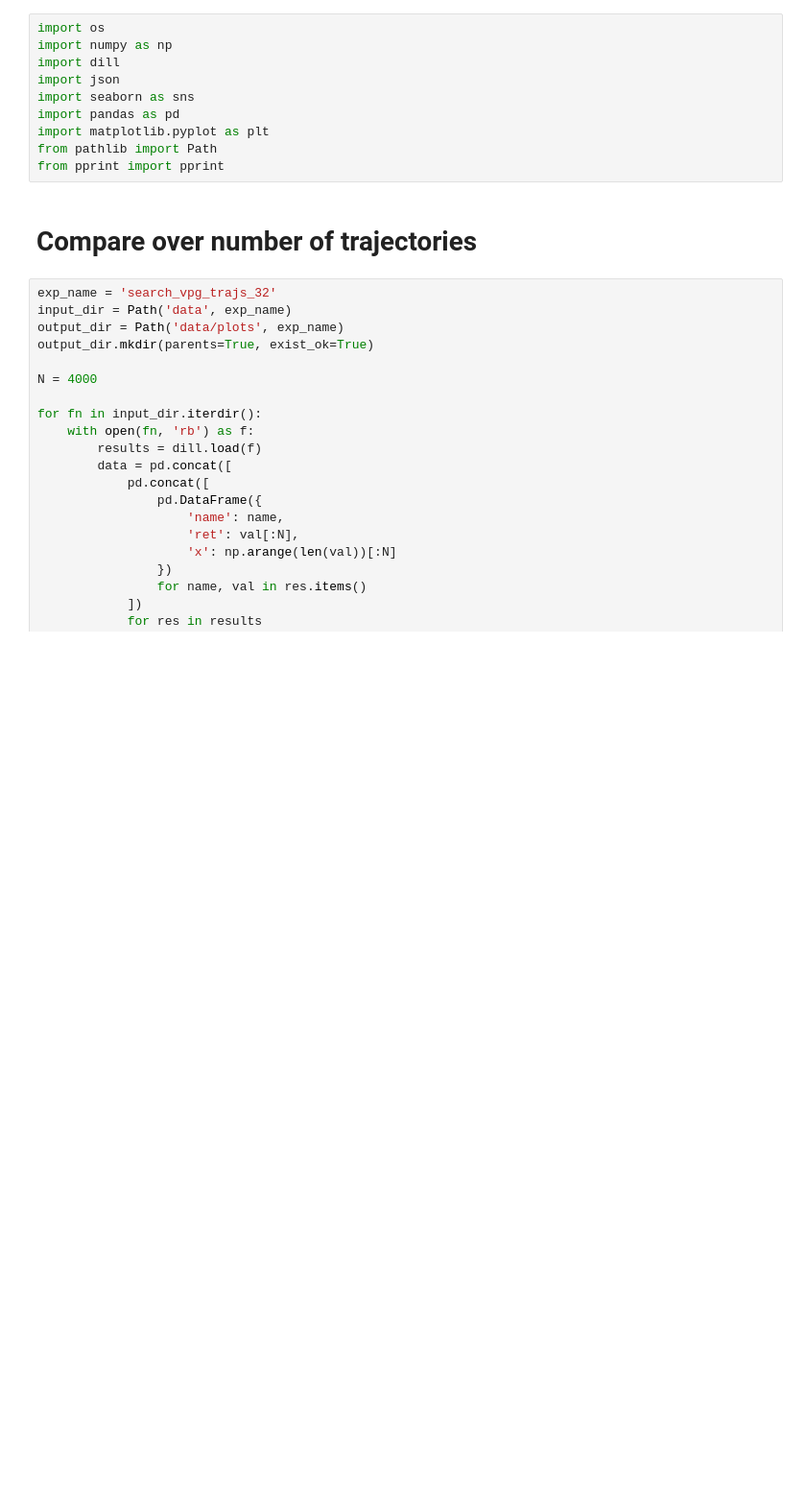
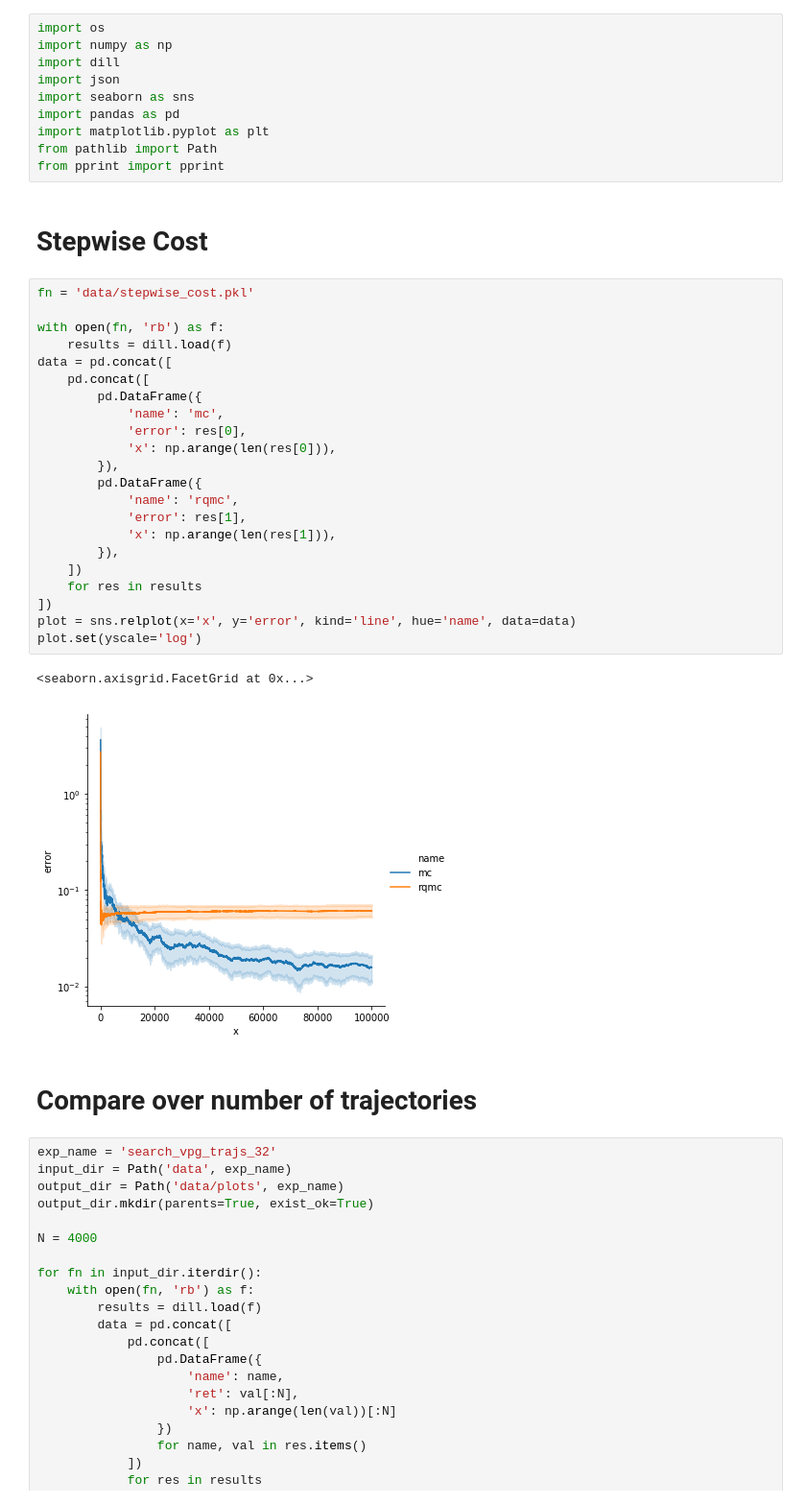
Before and after one commit to Sha-Lab/qmc, a Jupyter notebook: qmc.ipynb, the cells around one changed output. Shown at 96% size. Cells and saved outputs as stored; diff of their text form; blank space fills up the shorter version.

```diff
--- a/qmc.ipynb
+++ b/qmc.ipynb
@@ -8,6 +8,33 @@ import pandas as pd
 import matplotlib.pyplot as plt
 from pathlib import Path
 from pprint import pprint
+# %% [markdown]
+# Stepwise Cost
+# %%
+fn = 'data/stepwise_cost.pkl'
+
+with open(fn, 'rb') as f:
+    results = dill.load(f)
+data = pd.concat([
+    pd.concat([
+        pd.DataFrame({
+            'name': 'mc',
+            'error': res[0],
+            'x': np.arange(len(res[0])),
+        }),
+        pd.DataFrame({
+            'name': 'rqmc',
+            'error': res[1],
+            'x': np.arange(len(res[1])),
+        }),
+    ])
+    for res in results
+])
+plot = sns.relplot(x='x', y='error', kind='line', hue='name', data=data)
+plot.set(yscale='log')
+# %% [output]
+<seaborn.axisgrid.FacetGrid at 0x...>
+[figure, added]
 # %% [markdown]
 # Compare over number of trajectories
 # %%
```
Also changed, not shown: parts of 2 cells of this notebook, 1 other file.
